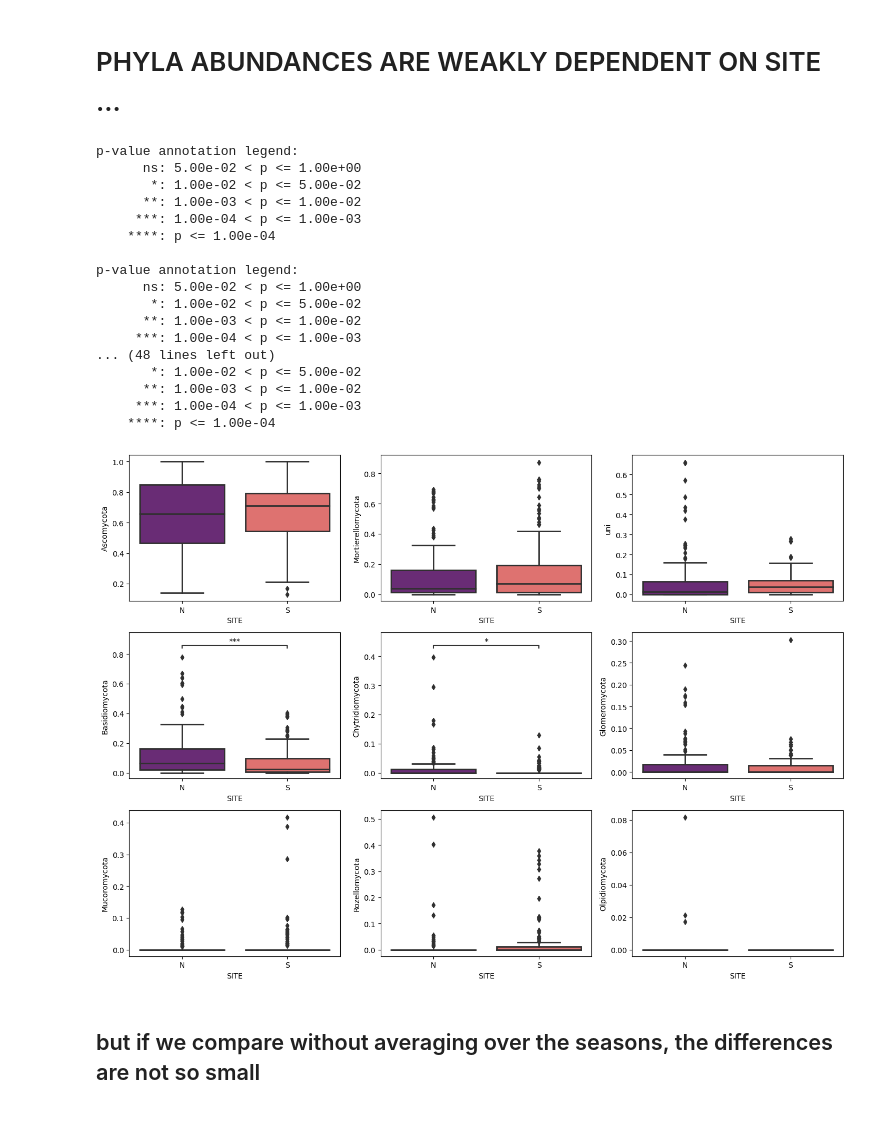
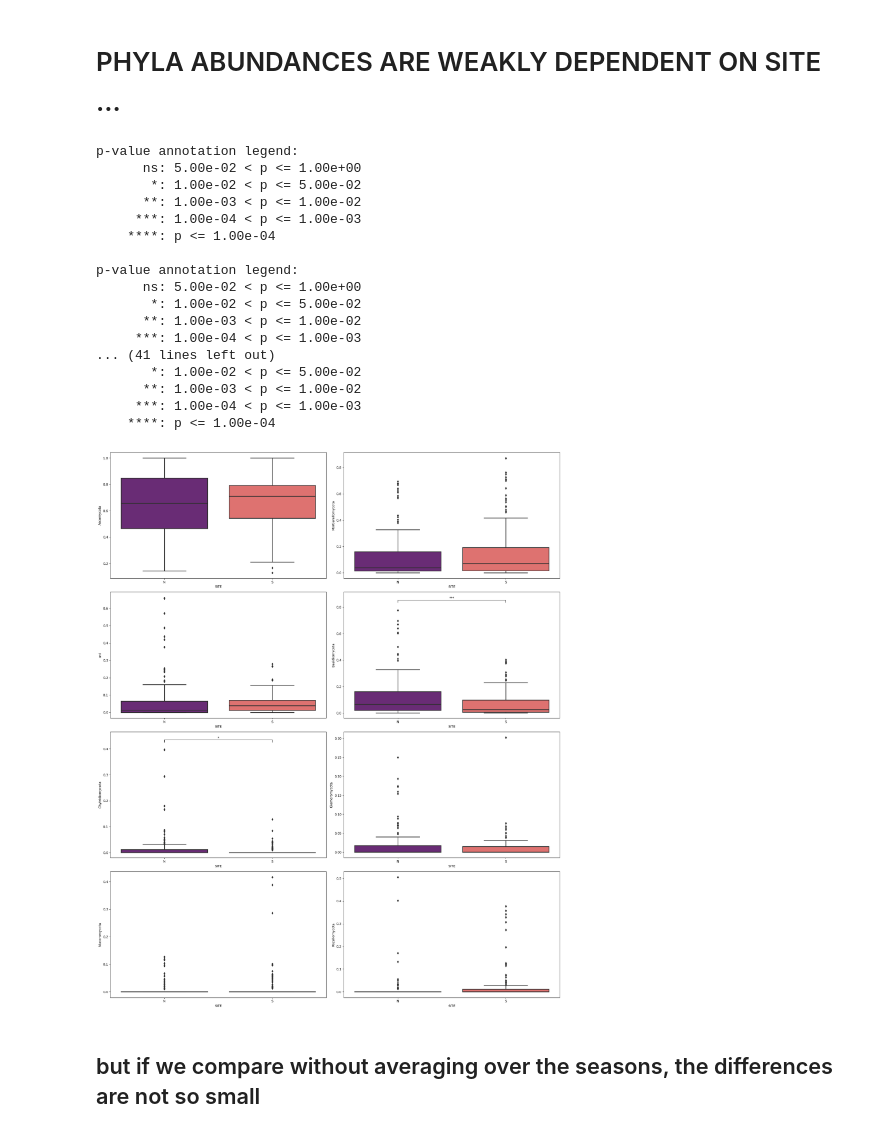
Before and after one commit to marchiedoardo/Microbiome_Fungi, a Jupyter notebook: pictures_for_paper.ipynb, the cells around one changed output. Drawn from its saved outputs; the diff is of its cells as text; code cells hidden in the pictures.

```diff
--- a/pictures_for_paper.ipynb
+++ b/pictures_for_paper.ipynb
@@ -309,11 +311,11 @@ df_genera.insert(2, "Richness", np.zeros(len(df_genera)), True)
 df_genera = df_genera.reset_index(drop=True)
 # %%
 for i in range(len(df_genera)):
-    df_genera.at[i, "Shannon_Index"] = shannon_idx( df_genera.iloc[i, 2:])
-    df_genera.at[i, "Richness"] = richness( df_genera.iloc[i, 2:])
+    df_genera.at[i, "Shannon_Index_genera"] = shannon_idx( df_genera.iloc[i, 3:])
+    df_genera.at[i, "Richness_genera"] = richness( df_genera.iloc[i, 3:])
 # %%
-df_ab_mod.insert(2, "Shannon_Index", np.zeros(len(df_ab_mod)), True)
-df_ab_mod.insert(2, "Richness", np.zeros(len(df_ab_mod)), True)
+df_ab_mod.insert(3, "Shannon_Index", np.zeros(len(df_ab_mod)), True)
+df_ab_mod.insert(3, "Richness", np.zeros(len(df_ab_mod)), True)
 
 df_ab_mod = df_ab_mod.reset_index(drop=True)
 # %%
@@ -351,7 +353,7 @@ for i, ab in enumerate( ["Richness", "Shannon_Index"] ):
     ax[0].set_ylabel("Richness (phyla)", fontsize = 15)
     ax[1].set_ylabel("Shannon Index (phyla)", fontsize = 15)
 
-for i, ab in enumerate( ["Richness", "Shannon_Index"] ):
+for i, ab in enumerate( ["Richness_genera", "Shannon_Index_genera"] ):
 
     plotting_parameters = {
         'data':    df_genera,
@@ -471,6 +523,6 @@ uni               &   0.05 $\pm$ 0.01 &  0.08 $\pm$ 0.02 &   0.04 $\pm$ 0.01 \\
 # %%
 # select season
-season  = "AUT"
+season  = "SPR"
 
 parameter = "TREAT"
 
@@ -481,8 +533,6 @@ nodes =  ["SM",
           'TN',
           'OC',
           'CN',
-          'Richness',
-          'Shannon_Index',
           'Ascomycota',
           'Basidiomycota',
           'Chytridiomycota',
@@ -490,7 +540,6 @@ nodes =  ["SM",
           'Mortierellomycota',
           'Mucoromycota',
           'Rozellomycota',
-          'Olpidiomycota',
           'uni']
 
 for node in nodes:
@@ -500,7 +549,9 @@ for node in nodes:
         result, anova_table = duncan_test(df_aut, node, parameter)
 
     print(node)
+    print(df_spr.groupby(["TREAT"]).mean()[node])
     print(result)
+    print(annotate_duncan_test(result, means_spr[node]))
     print()
 # %% [output]
 SM
@@ -575,7 +626,7 @@ print(permanova_table_latex)
 # %% [markdown]
 # PHYLA ABUNDANCES ARE WEAKLY DEPENDENT ON SITE ...
 # %%
-fig, axx = plt.subplots(3, 3, figsize=(14, 10), tight_layout=True)
+fig, axx = plt.subplots(4, 2, figsize=(2*10, 4*6), tight_layout=True)
 axx = axx.reshape(-1)
 
 pairs = [("N", "S")]
@@ -583,35 +634,37 @@ pairs = [("N", "S")]
 for ax, node in zip(axx, phyla_list):
 
     plotting_parameters = {
         'data':    df_ab,
         'x':       'SITE',
         'y':       node
     }
 
     ax = sns.boxplot(**plotting_parameters, ax=ax, palette = "magma", linewidth=2)
 
     annotator = Annotator(ax, pairs, **plotting_parameters)
     annotator.configure(text_format='star', test='t-test_ind', hide_non_significant=True)
     annotator.apply_and_annotate()
+
+plt.savefig("comparison_sites.pdf", bbox_inches = 'tight')
 # %% [output]
 p-value annotation legend:
       ns: 5.00e-02 < p <= 1.00e+00
        *: 1.00e-02 < p <= 5.00e-02
       **: 1.00e-03 < p <= 1.00e-02
      ***: 1.00e-04 < p <= 1.00e-03
     ****: p <= 1.00e-04
 
 p-value annotation legend:
       ns: 5.00e-02 < p <= 1.00e+00
        *: 1.00e-02 < p <= 5.00e-02
       **: 1.00e-03 < p <= 1.00e-02
      ***: 1.00e-04 < p <= 1.00e-03
-... (48 lines left out)
+... (41 lines left out)
        *: 1.00e-02 < p <= 5.00e-02
       **: 1.00e-03 < p <= 1.00e-02
      ***: 1.00e-04 < p <= 1.00e-03
     ****: p <= 1.00e-04
-[figure, old version]
+[figure, new version]
 # %% [markdown]
 ## but if we compare without averaging over the seasons, the differences are not so small
 # %%
```
Also changed, not shown: parts of 33 cells of this notebook.
